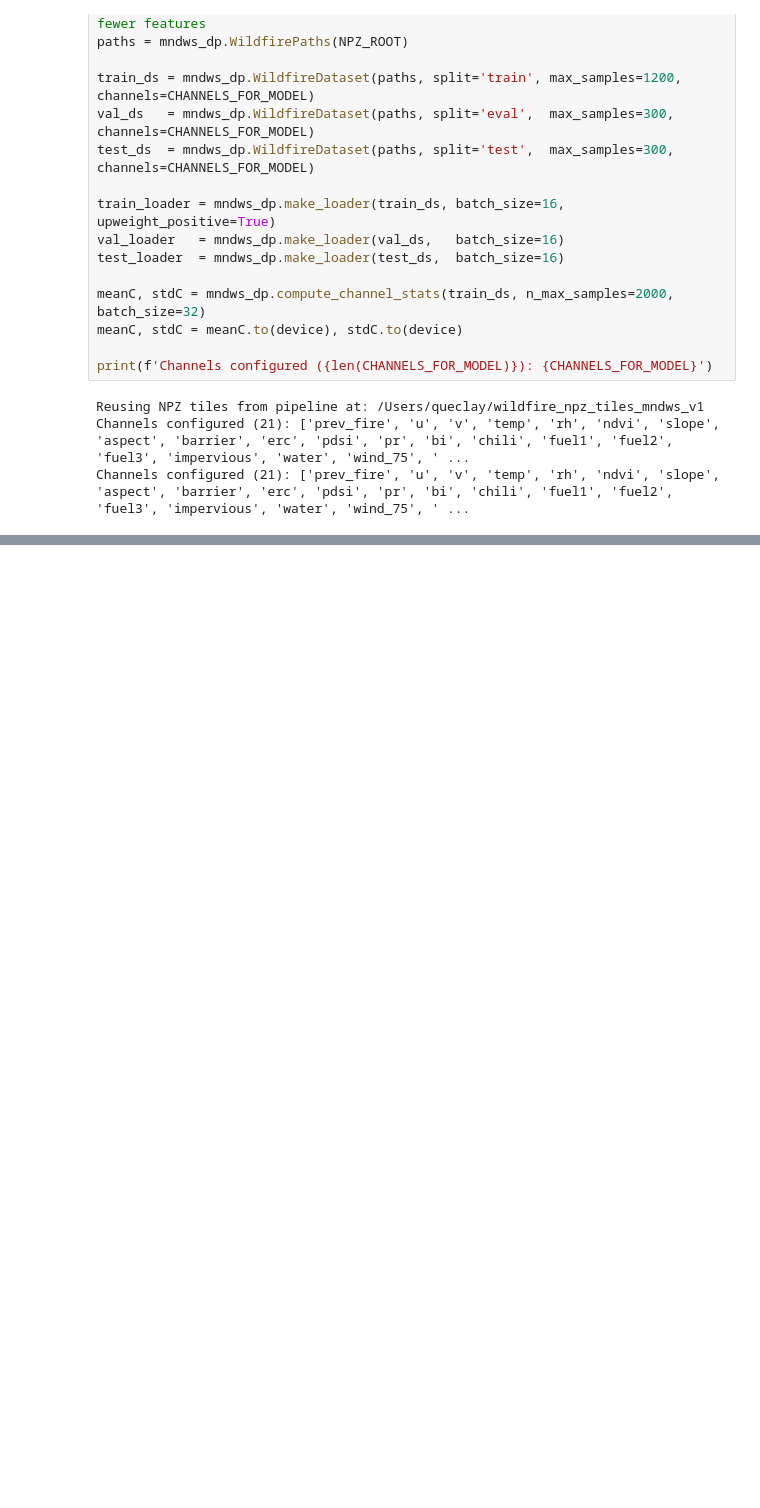
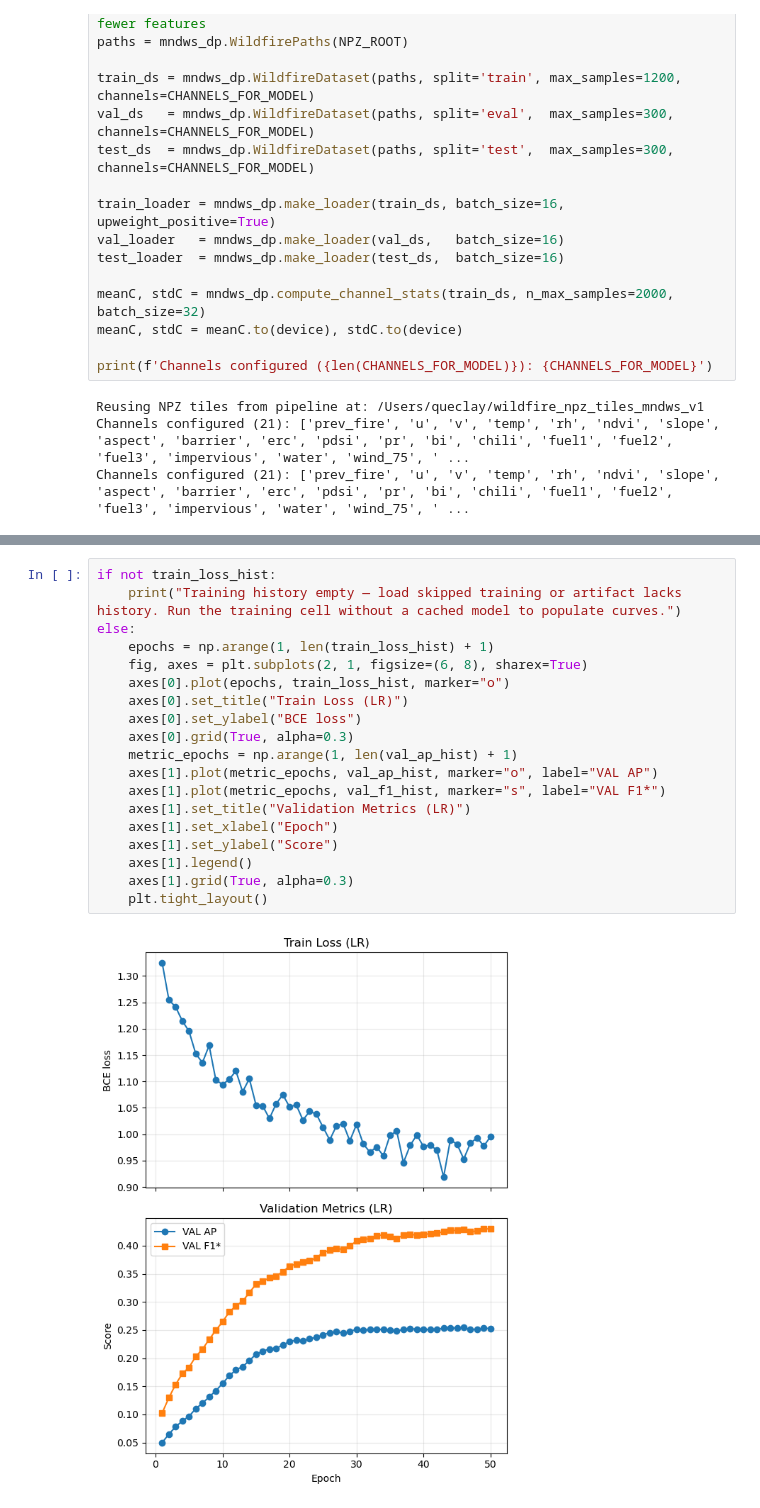
Before and after one commit to robertclayh/wildfire-spread-prediction, a Jupyter notebook: mNDWS_LogRegModel.ipynb, the cells around one changed output, grey strips where cells are left out. Saved outputs shown, nothing was run; the diff lists cells and outputs as text; blank space fills up the shorter version.

```diff
--- a/mNDWS_LogRegModel.ipynb
+++ b/mNDWS_LogRegModel.ipynb
@@ -249 +352,22 @@ plt.tight_layout()
 ... (40 outputs left out)
+# %%
+if not train_loss_hist:
+    print("Training history empty — load skipped training or artifact lacks history. Run the training cell without a cached model to populate curves.")
+else:
+    epochs = np.arange(1, len(train_loss_hist) + 1)
+    fig, axes = plt.subplots(2, 1, figsize=(6, 8), sharex=True)
+    axes[0].plot(epochs, train_loss_hist, marker="o")
+    axes[0].set_title("Train Loss (LR)")
+    axes[0].set_ylabel("BCE loss")
+    axes[0].grid(True, alpha=0.3)
+    metric_epochs = np.arange(1, len(val_ap_hist) + 1)
+    axes[1].plot(metric_epochs, val_ap_hist, marker="o", label="VAL AP")
+    axes[1].plot(metric_epochs, val_f1_hist, marker="s", label="VAL F1*")
+    axes[1].set_title("Validation Metrics (LR)")
+    axes[1].set_xlabel("Epoch")
+    axes[1].set_ylabel("Score")
+    axes[1].legend()
+    axes[1].grid(True, alpha=0.3)
+    plt.tight_layout()
+# %% [output]
+[figure, added]
```
Also changed, not shown: parts of 9 cells of this notebook, 3 other files.
